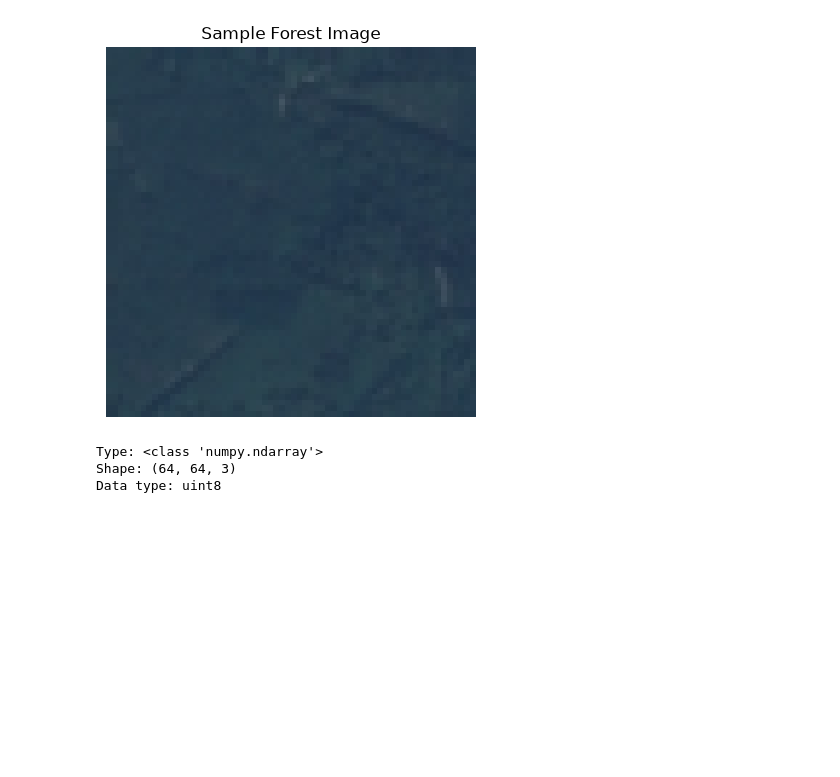
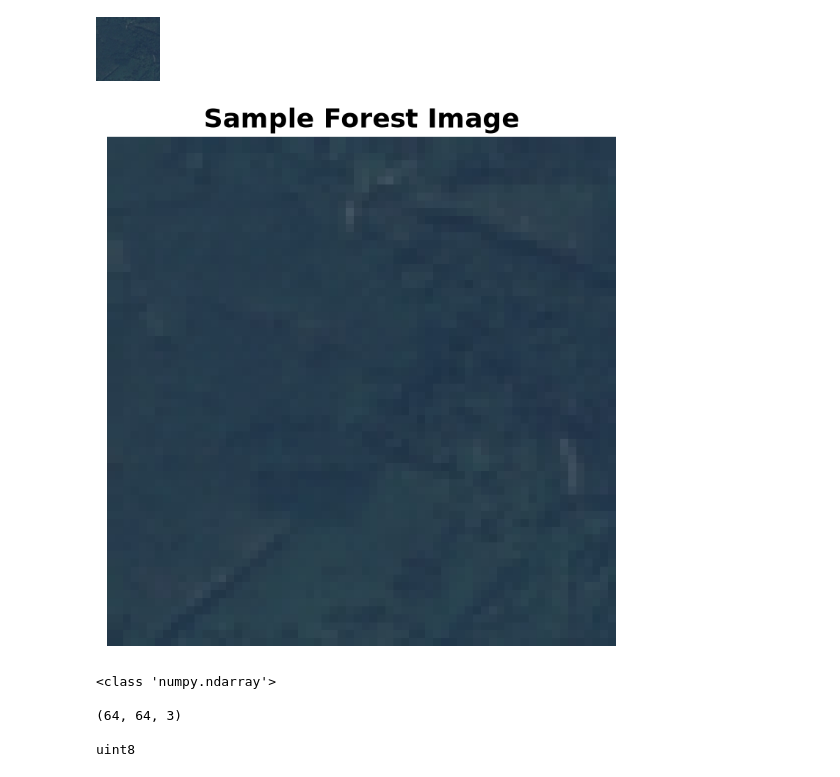
Before and after one commit to aksharabharath/satellite-landcover-knn, a Jupyter notebook: notebooks/01_data_exploration.ipynb, the cells around one changed output. Cells and saved outputs as stored; diff of their text form; code cells hidden in the pictures; blank space fills up the shorter version.

```diff
--- a/notebooks/01_data_exploration.ipynb
+++ b/notebooks/01_data_exploration.ipynb
@@ -20,0 +4,24 @@ print(image_path)
+# %%
+from pathlib import Path
+import random
+
+import matplotlib.pyplot as plt
+import numpy as np
+from PIL import Image
+
+plt.style.use("ggplot")
+
+plt.rcParams["figure.figsize"] = (8, 6)
+plt.rcParams["figure.dpi"] = 150
+plt.rcParams["font.size"] = 12
+# %%
+DATASET_PATH = Path("../data/raw/eurosat_subset")
+
+CLASSES = [
+    "Forest",
+    "River",
+    "Residential"
+]
+
+print(DATASET_PATH)
+print(CLASSES)
@@ -21,25 +78,38 @@ print(image_path)
+# %%
+forest_folder = DATASET_PATH / "Forest"
+
+sample_image = Image.open(sorted(forest_folder.glob("*.jpg"))[0])
+
+sample_image
+# %% [output]
+[figure, added]
 # %%
-# Open the image
-image = Image.open(image_path)
+plt.imshow(sample_image)
 
-# Display it
-plt.imshow(image)
-plt.title("Sample Forest Image")
+plt.title(
+    "Sample Forest Image",
+    fontweight="bold"
+)
+
 plt.axis("off")
 
 plt.show()
 # %% [output]
-[figure, old version]
+[figure, new version]
 # %%
-# Convert the image into a NumPy array
-image_array = np.array(image)
+image_array = np.array(sample_image)
 
-# Display some basic information
-print("Type:", type(image_array))
-print("Shape:", image_array.shape)
-print("Data type:", image_array.dtype)
+print(type(image_array))
+print()
+
+print(image_array.shape)
+print()
+
+print(image_array.dtype)
 # %% [output]
-Type: <class 'numpy.ndarray'>
-Shape: (64, 64, 3)
-Data type: uint8
+<class 'numpy.ndarray'>
+
+(64, 64, 3)
+
+uint8
 # %%
```
Also changed, not shown: parts of 19 cells of this notebook, 33 other files.
